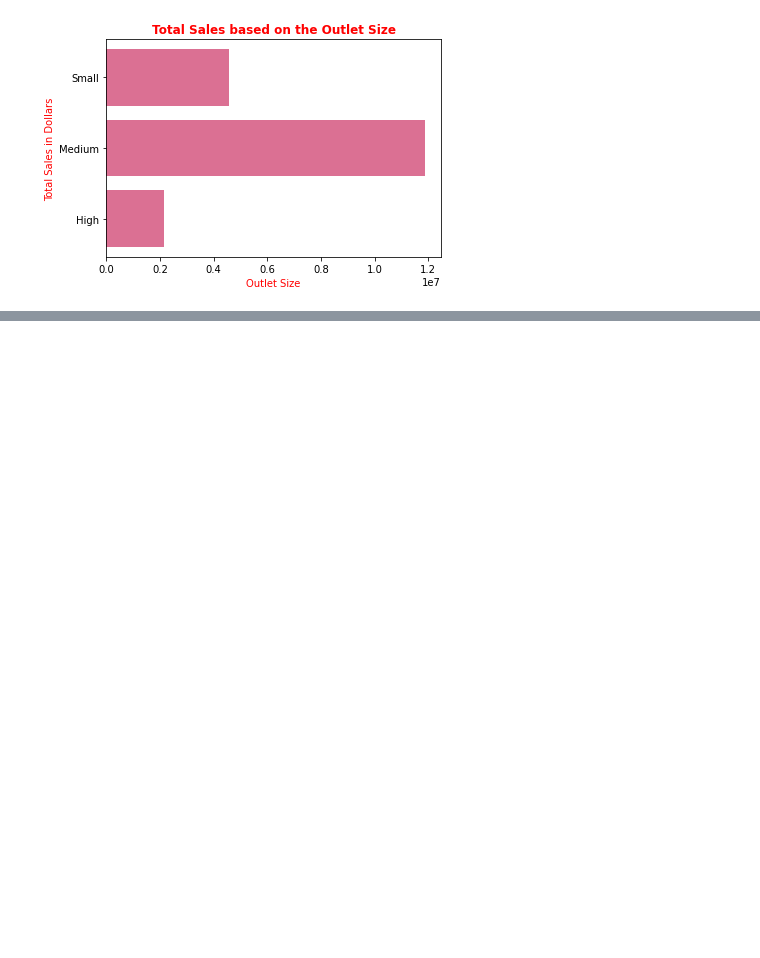
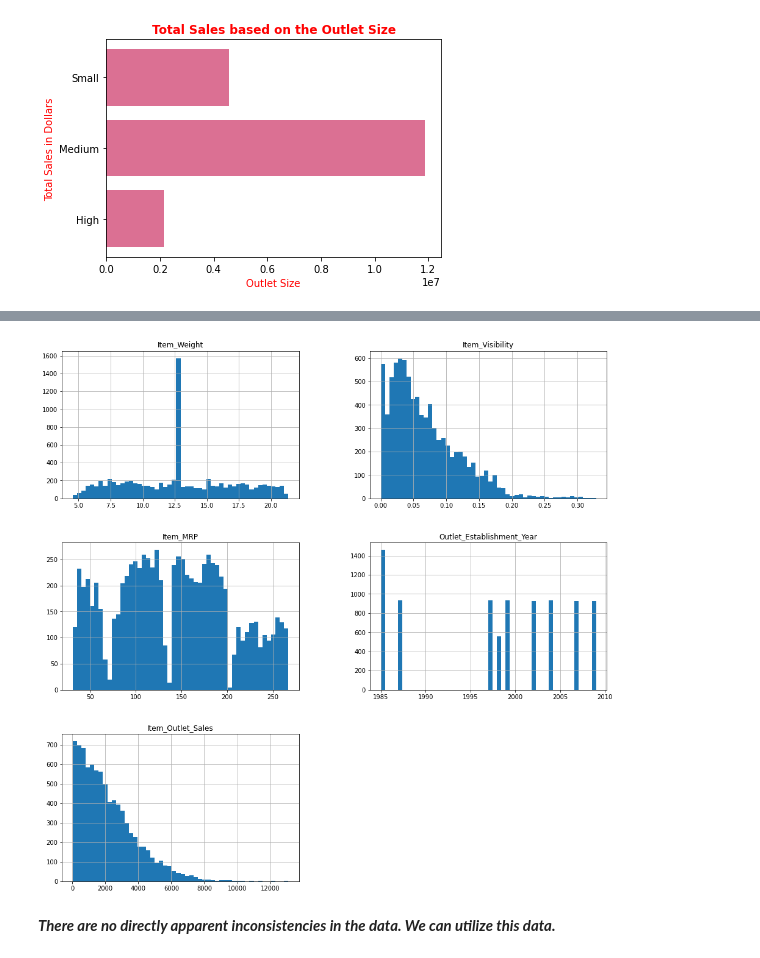
Before and after one commit to Maitreyeej/Food_Sales_Prediction, a Jupyter notebook: Sales_Prediction.ipynb, the cells around one changed output, grey strips where cells are left out. Saved outputs shown, nothing was run; the diff lists cells and outputs as text; code cells hidden in the pictures; blank space fills up the shorter version.

```diff
--- a/Sales_Prediction.ipynb
+++ b/Sales_Prediction.ipynb
@@ -369,0 +391,9 @@ Text(0.5, 0, 'Fat Content')
+# %%
+sales_prediction_df.loc[:,:].hist(bins=50,
+                 figsize=(16,16),
+                 xlabelsize='10',
+                 ylabelsize='10');
+# %% [output]
+[figure, added]
+# %% [markdown]
+***There are no directly apparent inconsistencies in the data. We can utilize this data.***
```
Also changed, not shown: parts of 43 cells of this notebook.
